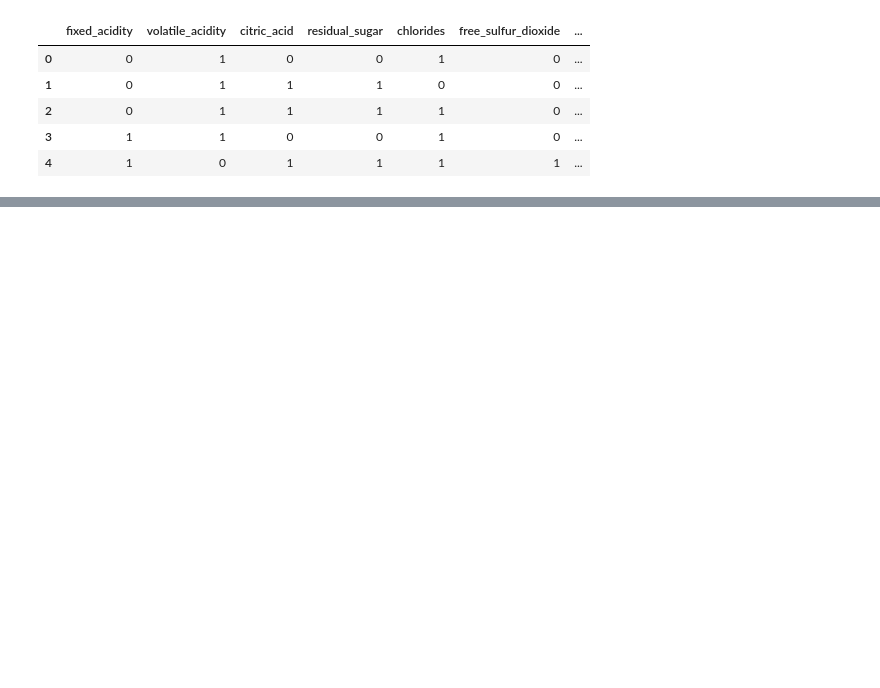
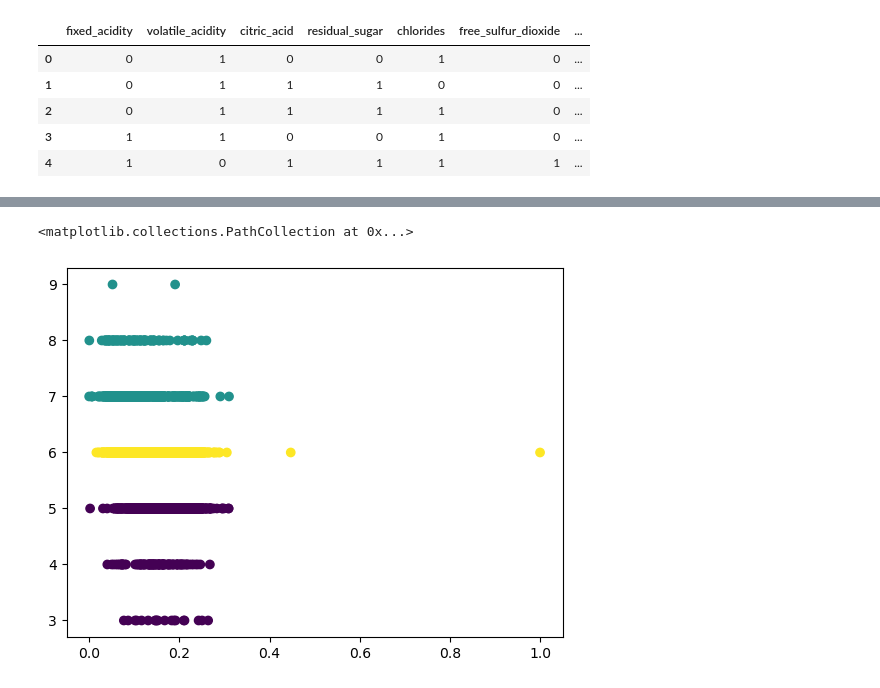
Before and after one commit to Wine-qualitity/wine-qualitiy-model, a Jupyter notebook: exploration_personal.ipynb, the cells around one changed output, grey strips where cells are left out. Cells and saved outputs as stored; diff of their text form; code cells hidden in the pictures; blank space fills up the shorter version.

```diff
--- a/exploration_personal.ipynb
+++ b/exploration_personal.ipynb
@@ -364,0 +380,14 @@ sns.scatterplot(cluster_df.fixed_acidity_cluster_number)
+# %%
+# Lets make a function
+def apply_kmeans(data,k):
+
+    kmeans = KMeans(n_clusters=k)
+
+    kmeans.fit(data)
+
+    data[f'k_means_{k}'] = kmeans.labels_
+
+    return data
+# %%
+density_cluster = apply_kmeans(data,k=3)
+density_cluster
@@ -364,0 +408,6 @@ sns.scatterplot(cluster_df.fixed_acidity_cluster_number)
+# %%
+plt.scatter(x=density_cluster.density, y= density_cluster.quality, c=density_cluster.k_means_3)
+plt.
+# %% [output]
+<matplotlib.collections.PathCollection at 0x...>
+[figure, added]
```
Also changed, not shown: parts of 20 cells of this notebook, 6 other files.
